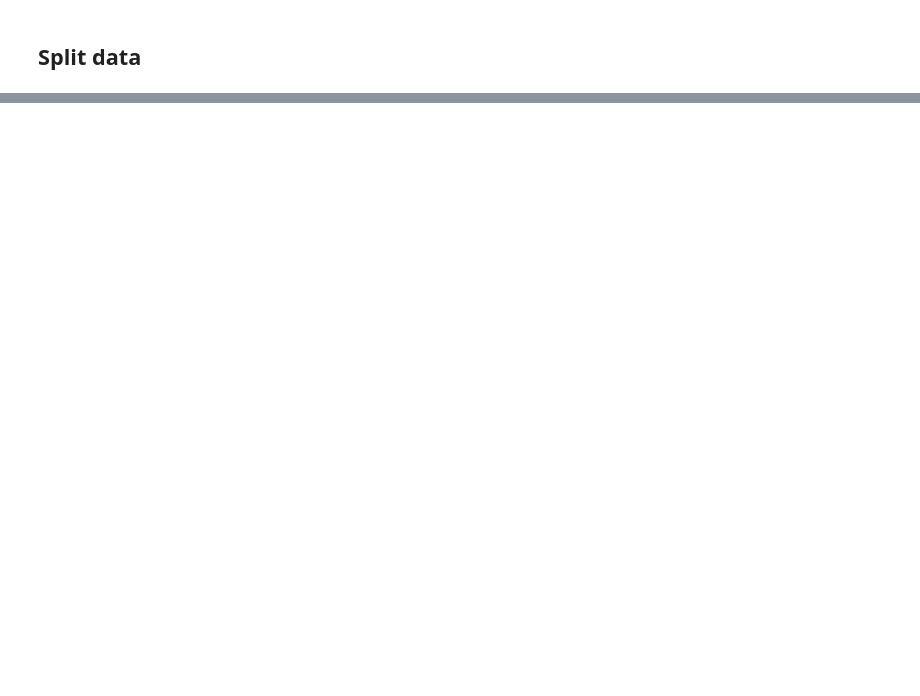
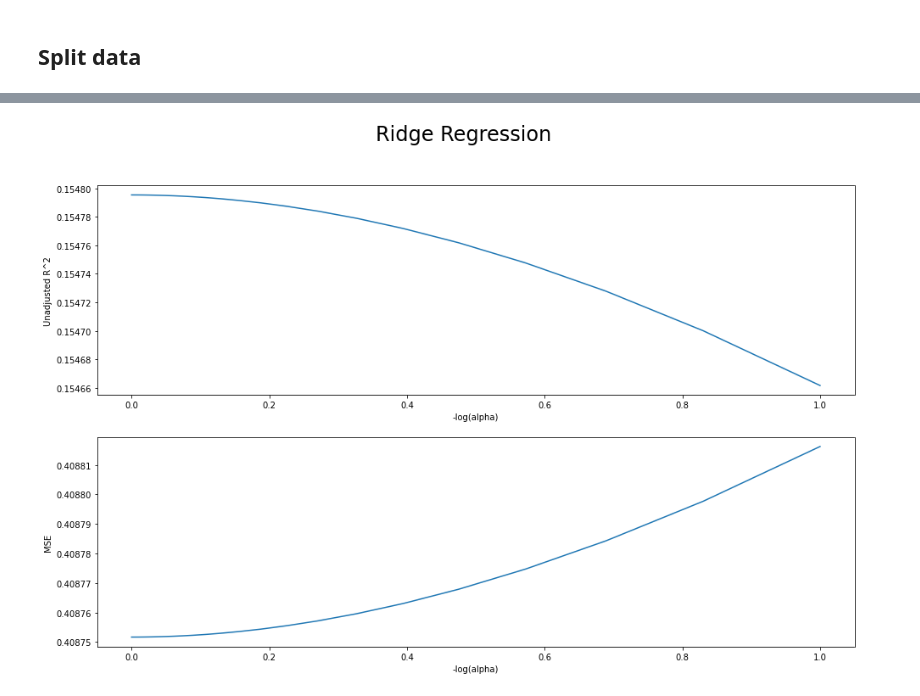
Before and after one commit to Sean-Chaos/DBA-3803-Project, a Jupyter notebook: DBA 3803 project 1.ipynb, the cells around one changed output, grey strips where cells are left out. Drawn from its saved outputs; the diff is of its cells as text; code cells hidden in the pictures; blank space fills up the shorter version.

Commit message:
Add files via upload
new code for regression LASSO and RIDGE

```diff
--- a/DBA 3803 project 1.ipynb
+++ b/DBA 3803 project 1.ipynb
@@ -138,4 +117,7 @@ R_train, R_test = train_test_split()
 # %%
-# calculate demeaned R (might not need to do)
+# calculate demeaned R
+sc = StandardScaler(with_std = False)
+R_train[R_train.columns] = sc.fit_transform(R_train[R_train.columns])
+R_test[R_test.columns] = sc.fit_transform(R_test[R_test.columns])
 # %%
 # calculate the y
@@ -144,2 +201,29 @@ R_train, R_test = train_test_split()
 # %%
-# pass it to fit the model
+# range of alphas to try (need to do a bit of trial and error)
+alpha_vec = np.logspace(-8,0,100)
+print(alpha_vec)
+
+# results list
+train_r2 = []
+train_mse = []
+coeff_dict = {}
+
+test_r2 = []
+test_mse = []
+
+# iterate over all alphas in range
+for cur_alpha in alpha_vec:
+    # Create the Ridge object and fit
+    ridge = Ridge(cur_alpha)
+    ridge.fit(X_train, y_train)
+
+    # Training
+    train_r2.append(ridge.score(X_train, y_train))
+    train_mse.append(mean_squared_error(y_train, ridge.predict(X_train)))
+    coeff_dict[cur_alpha] = ridge.coef_
+
+    # Test
+    test_r2.append(ridge.score(X_test, y_test))
+    test_mse.append(mean_squared_error(y_test, ridge.predict(X_test)))
+
+print(train_r2)
@@ -145,0 +248,13 @@ R_train, R_test = train_test_split()
+# %%
+fig, axs = plt.subplots(nrows=2, figsize=(16,10))
+sns.lineplot(x=alpha_vec, y=np.array(train_r2), ax=axs[0])
+axs[0].set(xlabel='-log(alpha)', ylabel='Unadjusted R^2')
+
+sns.lineplot(x=alpha_vec, y=np.array(train_mse), ax=axs[1])
+axs[1].set(xlabel='-log(alpha)', ylabel='MSE')
+
+fig.suptitle('Ridge Regression', fontsize = 24)
+
+plt.show()
+# %% [output]
+[figure, added]
```
Also changed, not shown: parts of 21 cells of this notebook.
